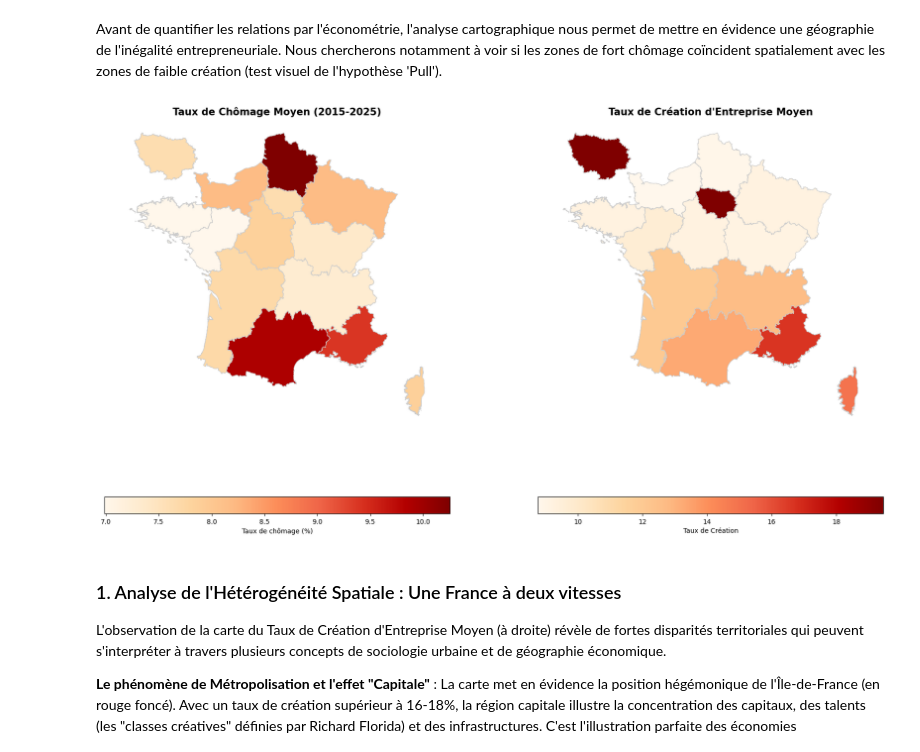
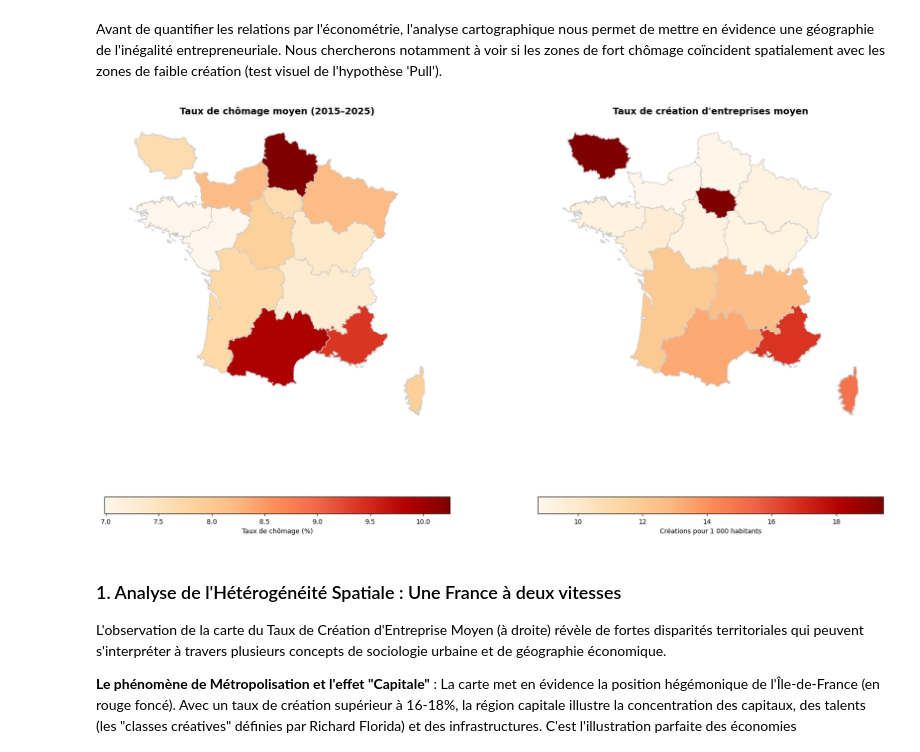
Before and after one commit to tristanczz/python_DS_2A, a Jupyter notebook: rendu_final.ipynb, the cells around one changed output. Drawn from its saved outputs; the diff is of its cells as text; code cells hidden in the pictures.

```diff
--- a/rendu_final.ipynb
+++ b/rendu_final.ipynb
@@ -45,66 +329,25 @@ Selon moi dans ce genre de projet, il faut montrer qu'on a eu une démarche réf
 # %% [markdown]
 Avant de quantifier les relations par l'économétrie, l'analyse cartographique nous permet de mettre en évidence une géographie de l'inégalité entrepreneuriale. Nous chercherons notamment à voir si les zones de fort chômage coïncident spatialement avec les zones de faible création (test visuel de l'hypothèse 'Pull').
 # %%
+from mes_fonctions import carte_chomage_creation
+
 regions = carti_download(
     values="France",
     crs=4326,
     borders="REGION",
     vectorfile_format="geojson",
     filter_by="FRANCE_ENTIERE_DROM_RAPPROCHES",
     source="EXPRESS-COG-CARTO-TERRITOIRE",
     year=2022,
 )
 
-regions = regions.rename(columns={'LIBELLE_REGION': 'region_nom'})
-
-#récuperer la population par région de population_par_region_annee.csv
-chomage = pd.read_csv("data\Variables explicatives\chomage_format_long.csv")
-creation_moyenne = pd.read_csv(r"data\Variables explicatives\avg_creation_2015_2025.csv")
-
-#Faire la moyenne du taux de chomage par région sur les années disponibles
-chomage_moyenne = chomage.groupby('Region')['Taux de chômage par région'].mean().reset_index()
-chomage_moyenne = chomage_moyenne.rename(columns={'Region': 'region_nom'})
-creation_moyenne = creation_moyenne.rename(columns={'Region': 'region_nom'})
-
-gdf_final_chomage = regions.merge(chomage_moyenne, on='region_nom', how='left')
-gdf_final_creation = regions.merge(creation_moyenne, on='region_nom', how='left')
-
-# 1. CRÉATION DE L'ESPACE (1 ligne, 2 colonnes)
-fig, axes = plt.subplots(1, 2, figsize=(20, 10))
-
-# --- CARTE 1 : CHÔMAGE (À GAUCHE -> axes[0]) ---
-gdf_final_chomage.plot(
-    column='Taux de chômage par région',
-    cmap='OrRd',          # Rouge/Orange pour le chômage
-    linewidth=0.8,
-    edgecolor='0.8',
-    legend=True,
-    # 'shrink': 0.7 permet de réduire la taille de la barre de légende pour qu'elle ne dépasse pas
-    legend_kwds={'label': "Taux de chômage (%)", 'orientation': "horizontal", 'shrink': 0.7},
-    ax=axes[0]            # C'est ici qu'on dit "mets-toi à gauche"
+carte_chomage_creation(
+    regions_gdf=regions,
+    path_chomage="data/Variables explicatives/chomage_format_long.csv",
+    path_creation="data/Variables explicatives/avg_creation_2015_2025.csv",
 )
-axes[0].set_title('Taux de Chômage Moyen (2015-2025)', fontsize=15, fontweight='bold')
-axes[0].set_axis_off()
-
-
-# --- CARTE 2 : CRÉATION (À DROITE -> axes[1]) ---
-# Vérifie bien le nom de ta colonne pour la création (ex: 'creations_per_1000' ou autre)
-gdf_final_creation.plot(
-    column='Création moyenne d\'entreprise par an entre 2015 et 2025 par 1000 habitants',
-    cmap='OrRd',        # Vert pour la création (contraste visuel)
-    linewidth=0.8,
-    edgecolor='0.8',
-    legend=True,
-    legend_kwds={'label': "Taux de Création", 'orientation': "horizontal", 'shrink': 0.7},
-    ax=axes[1]            # C'est ici qu'on dit "mets-toi à droite"
-)
-axes[1].set_title("Taux de Création d'Entreprise Moyen", fontsize=15, fontweight='bold')
-axes[1].set_axis_off()
-
-plt.tight_layout()
-plt.show()
 # %% [output]
-[figure, old version]
+[figure, new version]
 # %% [markdown]
 ### 1. Analyse de l'Hétérogénéité Spatiale : Une France à deux vitesses
 
```
Also changed, not shown: parts of 59 cells of this notebook, 5 other files.
